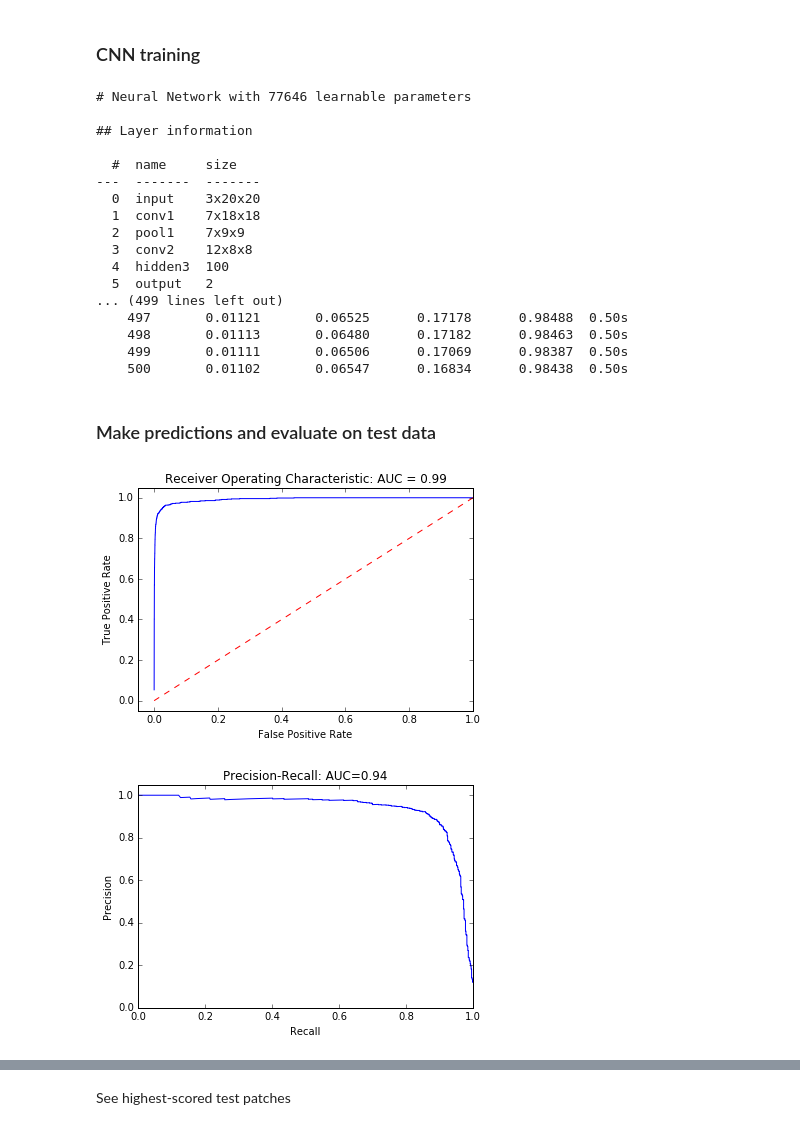
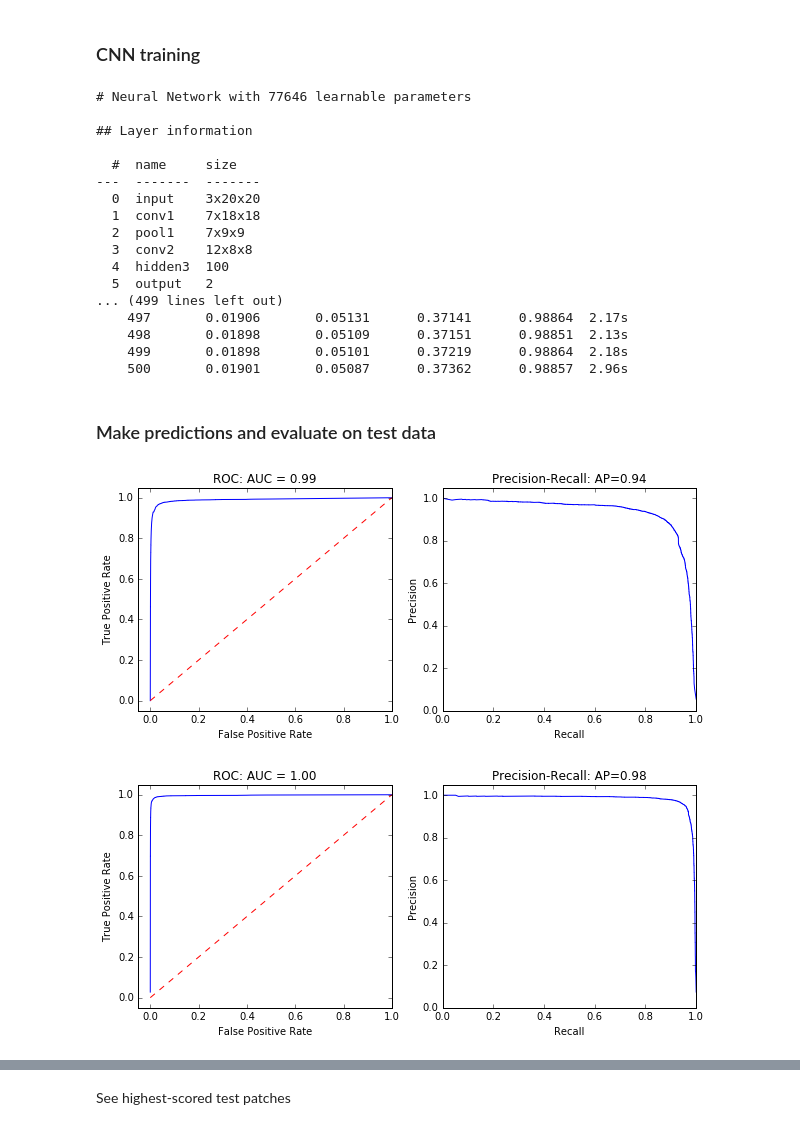
Before and after one commit to jqug/microscopy-object-detection, a Jupyter notebook: python/CNN training & evaluation - tuberculosis.ipynb, the cells around one changed output, grey strips where cells are left out. Cells and saved outputs as stored; diff of their text form; code cells hidden in the pictures.

```diff
--- a/python/CNN training & evaluation - tuberculosis.ipynb
+++ b/python/CNN training & evaluation - tuberculosis.ipynb
@@ -43,0 +21,14 @@ opts = {'img_dir': 'image_dir2/',
+# %%
+opts = {'img_dir': '../data/tuberculosis-subset2/',
+        'annotation_dir': '../data/tuberculosis-subset2/',
+        'detection_probability_threshold': 0.5,
+        'detection_overlap_threshold': 0.3,
+        'gauss': 1,
+        'patch_size': (160,160),
+        'image_downsample' : 8,
+        'detection_step': 5,
+        'patch_creation_step': 40,
+        'object_class': None,
+        'negative_training_discard_rate': .9
+       }
+opts['patch_stride_training'] = int(opts['patch_size'][0]*.25)
@@ -97,8 +98,8 @@ def CNN(n_epochs):
         ('output', layers.DenseLayer),
         ],
 
-    input_shape=(None, 3, opts['image_dims'][0]/opts['image_downsample'],
-                 opts['image_dims'][0]/opts['image_downsample']),
+    input_shape=(None, 3, opts['patch_size'][0]/opts['image_downsample'],
+                 opts['patch_size'][0]/opts['image_downsample']),
     conv1_num_filters=7,
     conv1_filter_size=(3, 3),
     conv1_nonlinearity=lasagne.nonlinearities.rectify,
@@ -136,9 +137,9 @@ cnn = CNN(500).fit(train_X, train_y)
   4  hidden3  100
   5  output   2
 ... (499 lines left out)
-    497       0.01121       0.06525      0.17178      0.98488  0.50s
-    498       0.01113       0.06480      0.17182      0.98463  0.50s
-    499       0.01111       0.06506      0.17069      0.98387  0.50s
-    500       0.01102       0.06547      0.16834      0.98438  0.50s
+    497       0.01906       0.05131      0.37141      0.98864  2.17s
+    498       0.01898       0.05109      0.37151      0.98851  2.13s
+    499       0.01898       0.05101      0.37219      0.98864  2.18s
+    500       0.01901       0.05087      0.37362      0.98857  2.96s
 # %% [markdown]
 ### Make predictions and evaluate on test data
@@ -147,27 +146,66 @@ y_pred = cnn.predict_proba(test_X)
 # %%
+y_pred = cnn.predict_proba(test_X)
+
 false_positive_rate, true_positive_rate, thresholds = metrics.roc_curve(test_y, y_pred[:,1])
 roc_auc = metrics.auc(false_positive_rate, true_positive_rate)
-plt.title('Receiver Operating Characteristic: AUC = %0.2f'% roc_auc)
+
+precision, recall, thresholds = metrics.precision_recall_curve(test_y, y_pred[:,1])
+average_precision = metrics.average_precision_score(test_y, y_pred[:, 1])
+
+subplot(121)
+plt.title('ROC: AUC = %0.2f'% roc_auc)
 plt.plot(false_positive_rate, true_positive_rate, 'b')
 plt.legend(loc='lower right')
 plt.plot([0,1],[0,1],'r--')
 plt.ylim([-.05, 1.05])
 plt.xlim([-.05, 1.0])
 plt.ylabel('True Positive Rate')
 plt.xlabel('False Positive Rate')
-plt.show()
+
+subplot(122)
+plt.plot(recall, precision)
+plt.xlabel('Recall')
+plt.ylabel('Precision')
+plt.ylim([0.0, 1.05])
+plt.xlim([0.0, 1.0])
+plt.title('Precision-Recall: AP={0:0.2f}'.format(average_precision))
+plt.legend(loc="lower left")
+
+plt.gcf().set_size_inches(10,4)
+
+plt.savefig('figs/tuberculosis-patchevaluation.png', bbox_inches='tight')
 # %% [output]
-[figure, old version]
+[figure, new version]
 # %%
-precision, recall, thresholds = metrics.precision_recall_curve(test_y, y_pred[:,1])
-average_precision = metrics.average_precision_score(test_y, y_pred[:, 1])
+y_pred = cnn.predict_proba(train_X)
 
+false_positive_rate, true_positive_rate, thresholds = metrics.roc_curve(train_y, y_pred[:,1])
+roc_auc = metrics.auc(false_positive_rate, true_positive_rate)
+
+precision, recall, thresholds = metrics.precision_recall_curve(train_y, y_pred[:,1])
+average_precision = metrics.average_precision_score(train_y, y_pred[:, 1])
+
+subplot(121)
+plt.title('ROC: AUC = %0.2f'% roc_auc)
+plt.plot(false_positive_rate, true_positive_rate, 'b')
+plt.legend(loc='lower right')
+plt.plot([0,1],[0,1],'r--')
+plt.ylim([-.05, 1.05])
+plt.xlim([-.05, 1.0])
+plt.ylabel('True Positive Rate')
+plt.xlabel('False Positive Rate')
+
+subplot(122)
 plt.plot(recall, precision)
 plt.xlabel('Recall')
 plt.ylabel('Precision')
 plt.ylim([0.0, 1.05])
 plt.xlim([0.0, 1.0])
-plt.title('Precision-Recall: AUC={0:0.2f}'.format(average_precision))
+plt.title('Precision-Recall: AP={0:0.2f}'.format(average_precision))
 plt.legend(loc="lower left")
+
+plt.gcf().set_size_inches(10,4)
+
+plt.savefig('figs/tuberculosis-patchevaluation.png', bbox_inches='tight')
 # %% [output]
-[figure, old version]
+[figure, new version]
```
Also changed, not shown: parts of 22 cells of this notebook, 4 other files.
